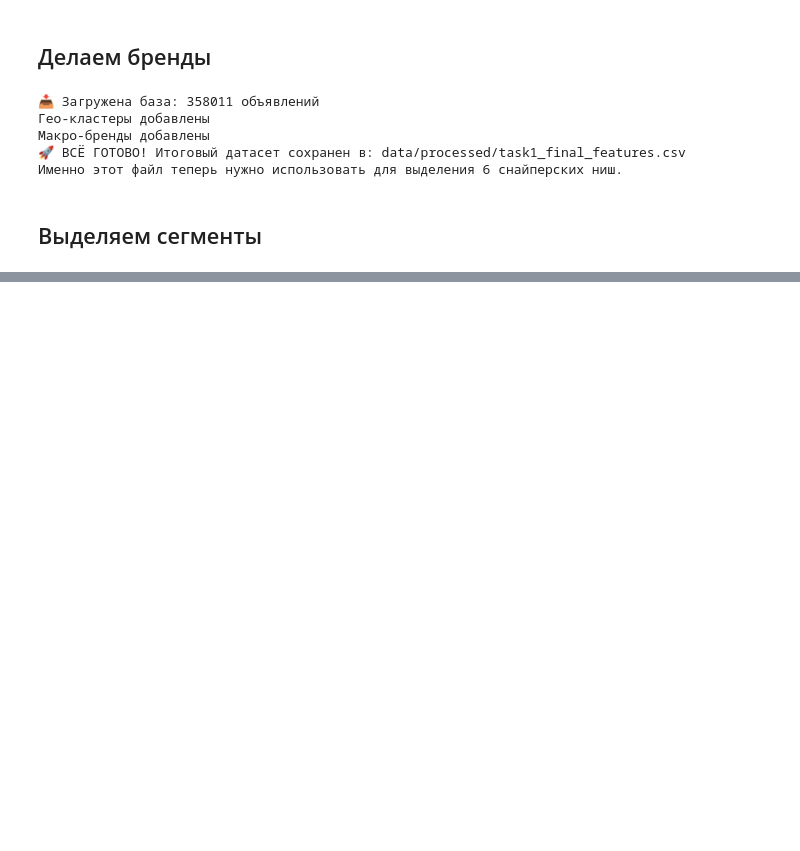
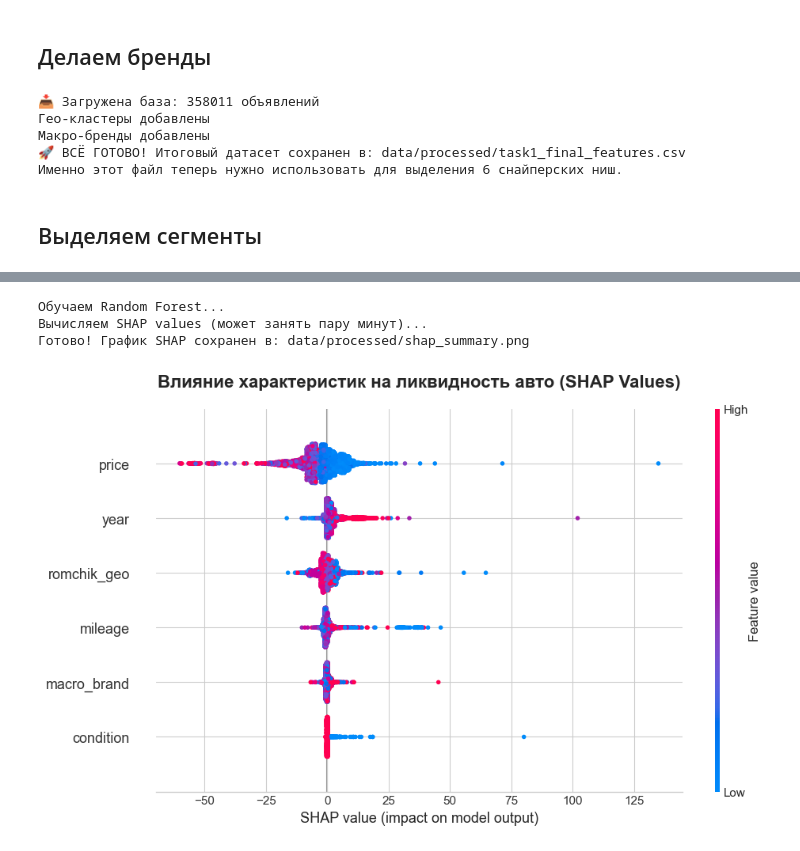
Before and after one commit to Arseniy0203/Avito_Case, a Jupyter notebook: 3_Segmentation.ipynb, the cells around one changed output, grey strips where cells are left out. Drawn from its saved outputs; the diff is of its cells as text; code cells hidden in the pictures; blank space fills up the shorter version.

```diff
--- a/3_Segmentation.ipynb
+++ b/3_Segmentation.ipynb
@@ -615,0 +1205,50 @@ else:
+# %%
+# 1. Загружаем нашу финальную базу признаков
+# Если файл большой, можно взять семпл (например, 50 000 строк), SHAP считается долго!
+df = pd.read_csv('data/processed/task1_final_features.csv').sample(n=30000, random_state=42)
+
+# 2. Подготовка фичей
+features = ['price', 'year', 'mileage', 'romchik_geo', 'macro_brand', 'condition']
+target = 'total_contacts'
+
+df_model = df[features + [target]].dropna().copy()
+
+# Кодируем категориальные фичи (Label Encoding нужен для деревянных моделей)
+le_dict = {}
+cat_features = ['romchik_geo', 'macro_brand', 'condition']
+for col in cat_features:
+    le = LabelEncoder()
+    df_model[col] = le.fit_transform(df_model[col].astype(str))
+    le_dict[col] = le # Сохраняем, если захотим расшифровать обратно
+
+X = df_model[features]
+y = df_model[target]
+
+# 3. Обучаем Random Forest
+print("Обучаем Random Forest...")
+rf = RandomForestRegressor(n_estimators=100, max_depth=10, random_state=42, n_jobs=-1)
+rf.fit(X, y)
+
+# 4. Считаем SHAP значения (Это магия из теории игр)
+print("Вычисляем SHAP values (может занять пару минут)...")
+# Берем выборку из 5000 точек для графика, иначе будет слишком плотно и долго
+X_sample = X.sample(n=5000, random_state=42)
+explainer = shap.TreeExplainer(rf)
+shap_values = explainer.shap_values(X_sample)
+
+# 5. Рисуем и сохраняем крутой график
+plt.figure(figsize=(10, 6))
+# plot_type='dot' или 'violin' дает тот самый пчелиный рой
+shap.summary_plot(shap_values, X_sample, show=False, plot_size=(10, 6))
+
+plt.title('Влияние характеристик на ликвидность авто (SHAP Values)', fontsize=16, fontweight='bold', pad=20)
+plt.tight_layout()
+
+filepath = 'data/processed/shap_summary.png'
+plt.savefig(filepath, dpi=300, bbox_inches='tight')
+print(f"Готово! График SHAP сохранен в: {filepath}")
+# %% [output]
+Обучаем Random Forest...
+Вычисляем SHAP values (может занять пару минут)...
+Готово! График SHAP сохранен в: data/processed/shap_summary.png
+[figure, added]
```
Also changed, not shown: parts of 20 cells of this notebook, 1 other file.
